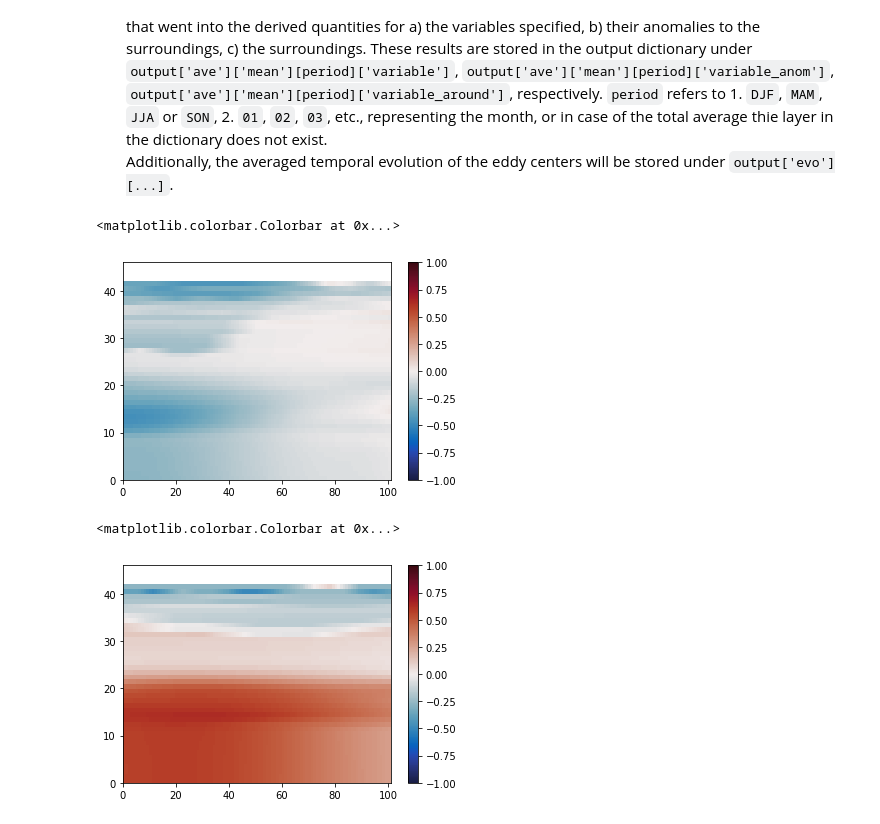
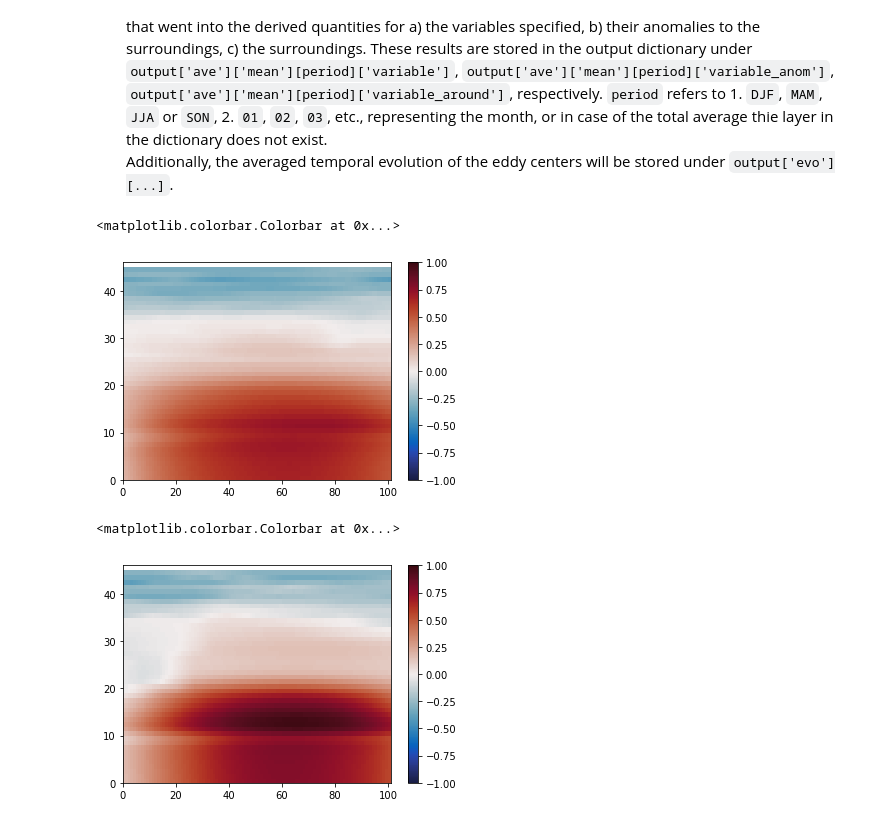
Before and after one commit to marimpacheco/notebooks, a Jupyter notebook: run_eddytools_example.ipynb, the cells around one changed output. Saved outputs shown, nothing was run; the diff lists cells and outputs as text; code cells hidden in the pictures.

```diff
--- a/run_eddytools_example.ipynb
+++ b/run_eddytools_example.ipynb
@@ -327,8 +346,8 @@ tracks[0]
  'terminated': True}
 # %%
 # To have a look at how the tracking performs, just pick too eddies and see whether they are tracked.
-ed1 = 29
-ed2 = 44
+ed1 = 48
+ed2 = 77
 t = 0
 j = 5
 
@@ -346,5 +365,5 @@ for i in np.arange(0, j):
     plt.pcolormesh(plot_lon, data_int.lat, data_int.OW.isel(time=t + i).values,
                    vmin=-0.01, vmax=0.01, cmap=cm.balance)
     plt.plot(ed1_lon[t:t + i+1], tracks[ed1]['lat'][t:t + i+1], marker='o', color='m')
-    plt.plot(ed2_lon[t:t + i+1], tracks[ed2]['lat'][t:t + i+1], marker='o', color='c')
+    plt.plot(ed2_lon[t:t + i+1], tracks[ed2]['lat'][t:t + i+1], marker='o', color='y')
 # %% [output]
@@ -373,18 +394,20 @@ Things to note for the setting of `sample_parameters`:
 
 `'split'`: Set to `True` if you want to split the sampled eddies into two categories, above and below a certain threshold value `'value_split'` of a variable `'var_split'` in the dataset `'ds_split'`. As for `'range'`, `'var_split'` needs to be 2D and interpolated to the same grid as `OW` used above. In the example below the eddies will be put into two categories: In the first category, the eddies must have a center salinity above 34.0 and in the second category, below 34.0.
 # %%
-# For the sampling we again have to specify some parameters, defining when, where and which eddies to sample
-# Because the dataset containing the sampled eddies can grow huge for larger regions and/or longer time periods,
-# `eddytools.sample.sample()` writes the samples for each individual eddy to individual netcdf-files on disk!
+# For the sampling we again have to specify some parameters, defining when, where and which
+# eddies to sample.
+# Because the dataset containing the sampled eddies can grow huge for larger regions and/or
+# longer time periods, `eddytools.sample.sample()` writes the samples for each individual
+# eddy to individual netcdf-files on disk!
 sample_parameters = {'start_time': '2018-01-03', # time range start
                     'end_time': '2018-12-31', # time range end
                     'max_time': 146, # maximum length of tracks to consider
                                      # (model time steps)
                     'lon1': 140, # minimum longitude of detection region
-                    'lon2': 160, # maximum longitude
-                    'lat1': -55, # minimum latitude
-                    'lat2': -45, # maximum latitude
-                    'type': 'cyclonic', # type of eddy
+                    'lon2': 170, # maximum longitude
+                    'lat1': -60, # minimum latitude
+                    'lat2': -50, # maximum latitude
+                    'type': 'anticyclonic', # type of eddy
                     'lifetime': 20, # length of the eddy's track in days
                     'size': 20, # eddy size (diameter in km)
                     'range': False, # sample eddy within a range of `var_range`
@@ -397,7 +420,7 @@ sample_parameters = {'start_time': '2018-01-03', # time range start
                     'value_split': [34.0,], # split eddies at this value
                     'sample_vars': ['votemper'], # variables to sample
                     'save_location': datapath + 'samples/', # where to store the netcdf files
-                    'save_name': '1_ORION10.L46.LIM2vp.CFCSF6.MOPS.JRA.XIOS2.5-EXP01_5d'}
+                    'save_name': '1_ORION10.L46.LIM2vp.CFCSF6.MOPS.JRA.XIOS2.5-EXP01_5d_140_170'}
 # %% [markdown]
 The sampling can take quite long as for every eddy that fits the criteria we need to read data from disk at every time step
 The names of the files will be defined by `save_name`, the criteria you specify and the eddy number
@@ -431,13 +454,13 @@ Note that for large region, i.e. a lot of samples the resulting dataset could be
 # Find out number of samples
 samples = {}
 num_samples = len(glob(sample_parameters['save_location']
-                       + sample_parameters['save_name'] + '.cyclonic.larger_20.longer_20.*.nc'))
+                       + sample_parameters['save_name'] + '.anticyclonic.larger_20.longer_20.*.nc'))
 # %%
 # Now we load each stored sample
 for i in np.arange(1, num_samples + 1):
     snum = "%07d" % (i,)
     samples[i] = xr.open_dataset(sample_parameters['save_location'] + sample_parameters['save_name'] +
-                                 '.cyclonic.larger_20.longer_20.' + str(snum) + '.nc', chunks={})
+                                 '.anticyclonic.larger_20.longer_20.' + str(snum) + '.nc', chunks={})
 # %% [markdown]
 First a "preparation" is performed: Basically, all eddies are interpolated onto a normalized (in length) section crossing them zonally through the eddy center.
 For every variable specified, at every time step, the values and anomalies (with respect to surroundings) are interpolated onto the normalized section and stored according to the month the eddy was first detected. The depth profile of the surroundings is stored as well.
@@ -462,19 +485,19 @@ Additionally, the averaged temporal evolution of the eddy centers will be stored
 # %%
 season_eddies = et.average.seasonal(normalized_eddies, ['votemper'])
 # %%
-plt.pcolormesh(season_eddies['ave']['mean']['MAM']['votemper_anom'], vmin=-1, vmax=1, cmap=cm.balance)
+plt.pcolormesh(season_eddies['ave']['mean']['DJF']['votemper_anom'], vmin=-1, vmax=1, cmap=cm.balance)
 plt.colorbar()
 # %% [output]
 <matplotlib.colorbar.Colorbar at 0x...>
-[figure, old version]
+[figure, new version]
 # %%
 monthly_eddies = et.average.monthly(normalized_eddies, ['votemper'])
 # %%
-plt.pcolormesh(monthly_eddies['ave']['mean']['07']['votemper_anom'], vmin=-1, vmax=1, cmap=cm.balance)
+plt.pcolormesh(monthly_eddies['ave']['mean']['03']['votemper_anom'], vmin=-1, vmax=1, cmap=cm.balance)
 plt.colorbar()
 # %% [output]
 <matplotlib.colorbar.Colorbar at 0x...>
-[figure, old version]
+[figure, new version]
 # %%
 total_eddies = et.average.total(normalized_eddies, ['votemper'])
 # %%
```
Also changed, not shown: parts of 33 cells of this notebook.
